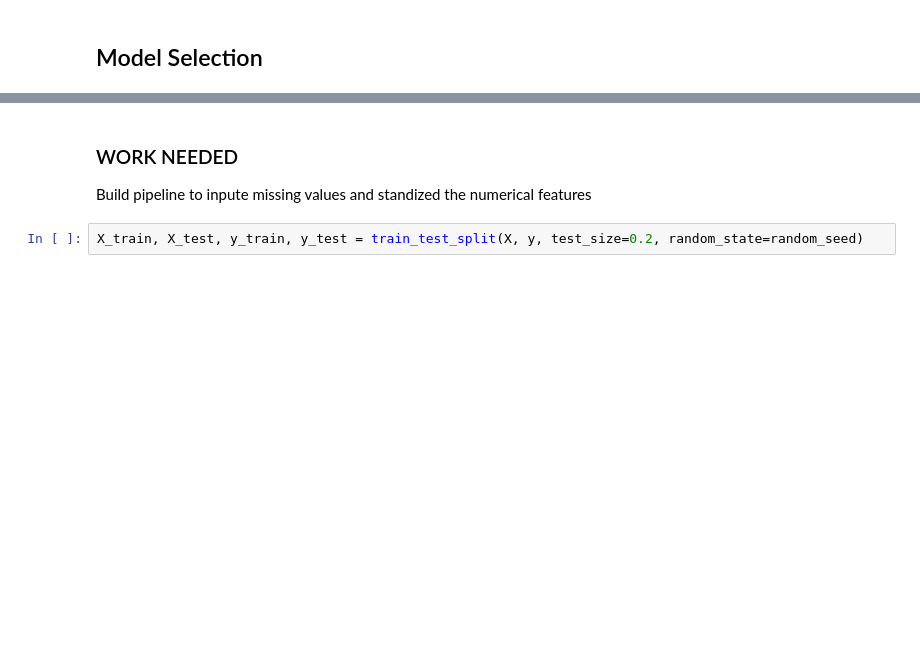
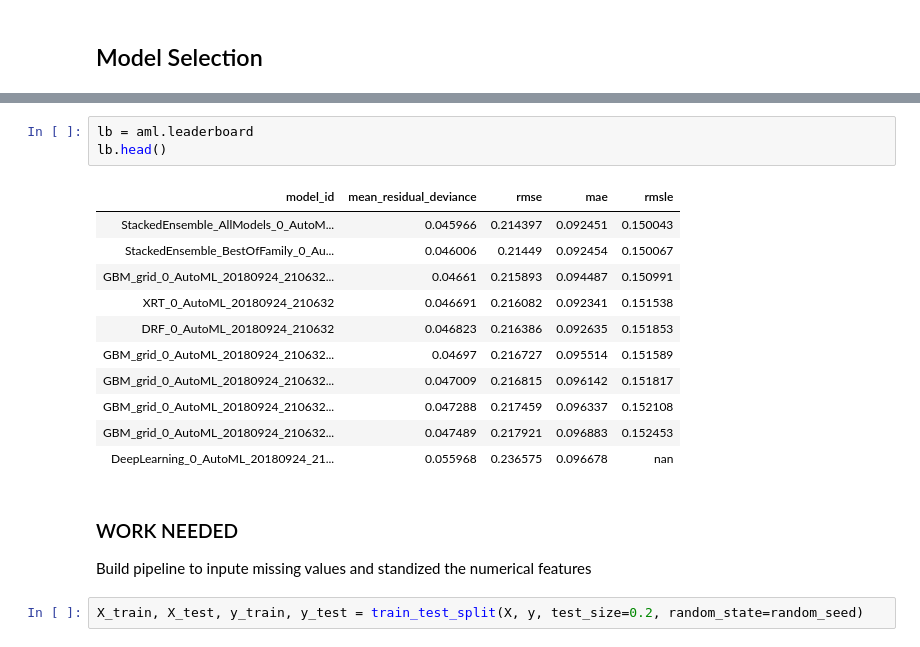
Before and after one commit to jesadrperez/Competitions, a Jupyter notebook: Blight-Violations-DRAFT.ipynb, the cells around one changed output, grey strips where cells are left out. Cells and saved outputs as stored; diff of their text form; blank space fills up the shorter version.

```diff
--- a/Blight-Violations-DRAFT.ipynb
+++ b/Blight-Violations-DRAFT.ipynb
@@ -1094,3 +1165,18 @@ y = model_df['compliance'].copy()
+# %%
+lb = aml.leaderboard
+lb.head()
+# %% [output]
+| model_id | mean_residual_deviance | rmse | mae | rmsle |
+| StackedEnsemble_AllModels_0_AutoM... | 0.045966 | 0.214397 | 0.092451 | 0.150043 |
+| StackedEnsemble_BestOfFamily_0_Au... | 0.046006 | 0.21449 | 0.092454 | 0.150067 |
+| GBM_grid_0_AutoML_20180924_210632... | 0.04661 | 0.215893 | 0.094487 | 0.150991 |
+| XRT_0_AutoML_20180924_210632 | 0.046691 | 0.216082 | 0.092341 | 0.151538 |
+| DRF_0_AutoML_20180924_210632 | 0.046823 | 0.216386 | 0.092635 | 0.151853 |
+| GBM_grid_0_AutoML_20180924_210632... | 0.04697 | 0.216727 | 0.095514 | 0.151589 |
+| GBM_grid_0_AutoML_20180924_210632... | 0.047009 | 0.216815 | 0.096142 | 0.151817 |
+| GBM_grid_0_AutoML_20180924_210632... | 0.047288 | 0.217459 | 0.096337 | 0.152108 |
+| GBM_grid_0_AutoML_20180924_210632... | 0.047489 | 0.217921 | 0.096883 | 0.152453 |
+| DeepLearning_0_AutoML_20180924_21... | 0.055968 | 0.236575 | 0.096678 | nan |
 # %% [markdown]
 ### WORK NEEDED
 
```
Also changed, not shown: parts of 9 cells of this notebook.
